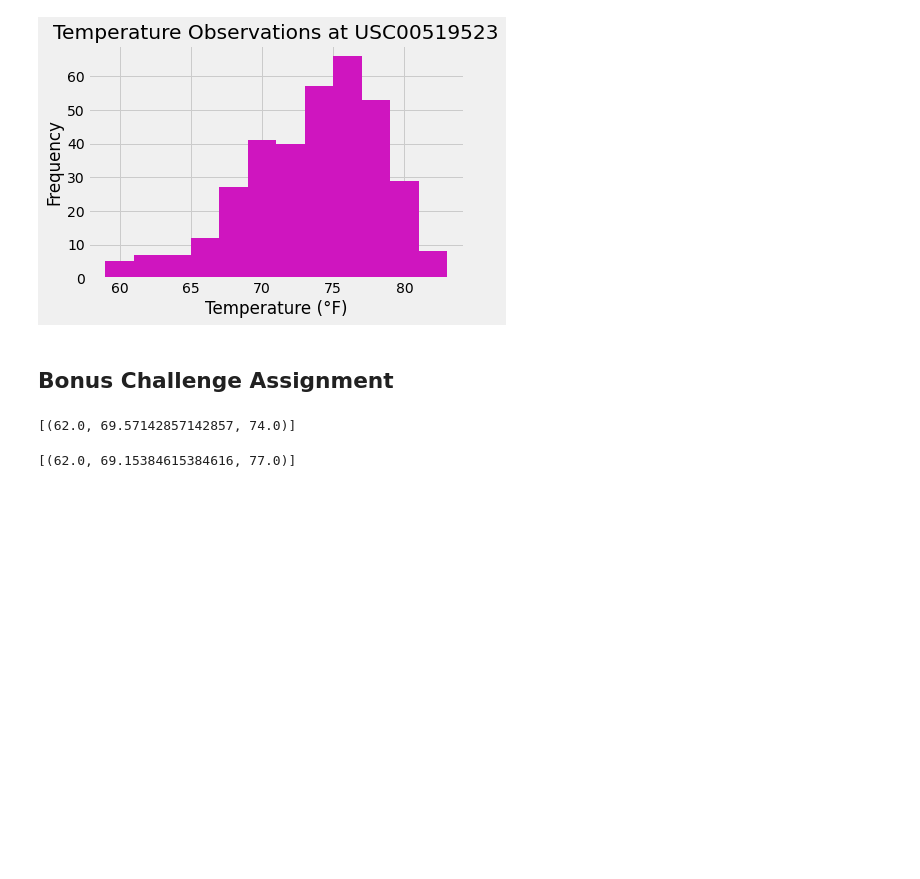
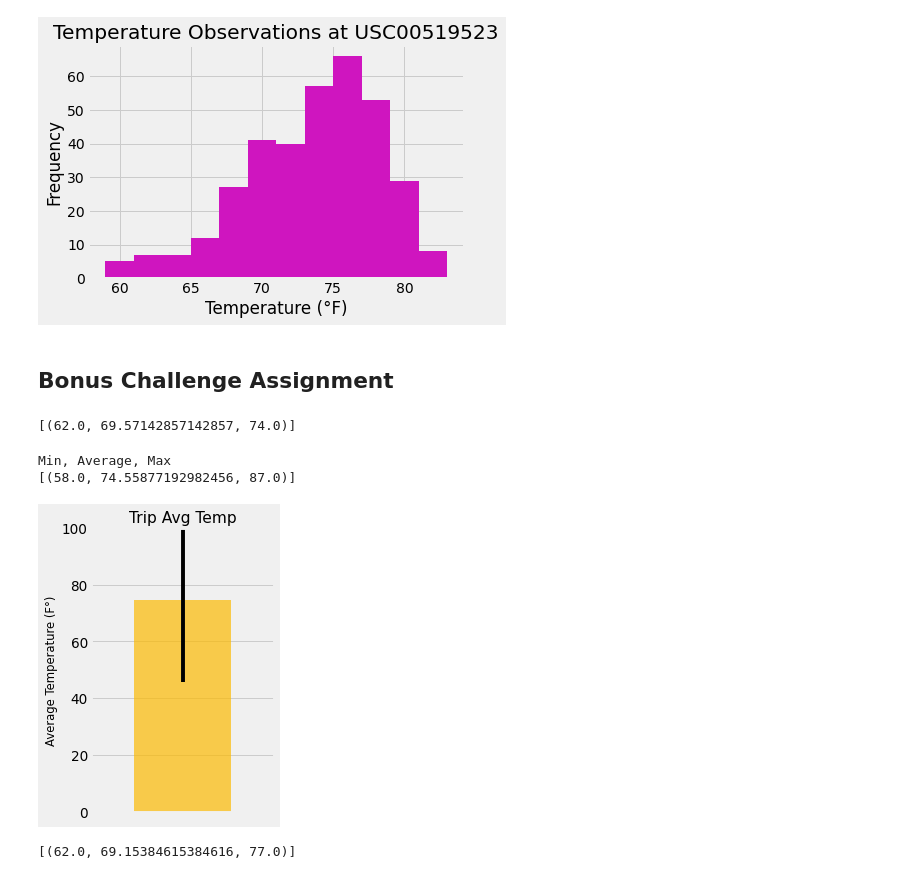
Before and after one commit to skumble27/sqlalchemy-challenge, a Jupyter notebook: Drafts/climate_starter_Draft2.ipynb, the cells around one changed output. Cells and saved outputs as stored; diff of their text form; code cells hidden in the pictures; blank space fills up the shorter version.

```diff
--- a/Drafts/climate_starter_Draft2.ipynb
+++ b/Drafts/climate_starter_Draft2.ipynb
@@ -307,10 +289,35 @@ print(calc_temps('2012-02-28', '2012-03-05'))
 # %%
 # Use your previous function `calc_temps` to calculate the tmin, tavg, and tmax
 # for your trip using the previous year's data for those same dates.
+
+# The trip will be undertaken in 2017
+
+print(f'Min, Average, Max')
+print(calc_temps('2016-06-28', '2017-06-28'))
+# %% [output]
+Min, Average, Max
+[(58.0, 74.55877192982456, 87.0)]
 # %%
 # Plot the results from your previous query as a bar chart.
 # Use "Trip Avg Temp" as your Title
 # Use the average temperature for the y value
 # Use the peak-to-peak (tmax-tmin) value as the y error bar (yerr)
+
+trip_temp = np.ravel((calc_temps('2016-06-28', '2017-06-28')), order='C')
+
+x_value = 0
+y_value = trip_temp[1] # Average Temperature
+error_bar = trip_temp[2] - trip_temp[0]
+plt.figure(figsize=(3,5), dpi = 70)
+plt.bar(x_value, y_value, yerr = error_bar, color='#fcba03', alpha=0.7)
+plt.title('Trip Avg Temp', fontsize=16)
+plt.xlim(-0.75, 0.75)
+plt.ylim(0,100)
+plt.tick_params(axis='x', which='both', bottom=False, top=False, labelbottom=False)
+plt.ylabel('Average Temperature (F°)', fontsize=12)
+plt.grid(which='major', axis='x', linestyle='')
+plt.show()
+# %% [output]
+[figure, added]
 # %%
 # Calculate the total amount of rainfall per weather station for your trip dates using the previous year's matching dates.
```
Also changed, not shown: parts of 2 cells of this notebook, 1 other file.
